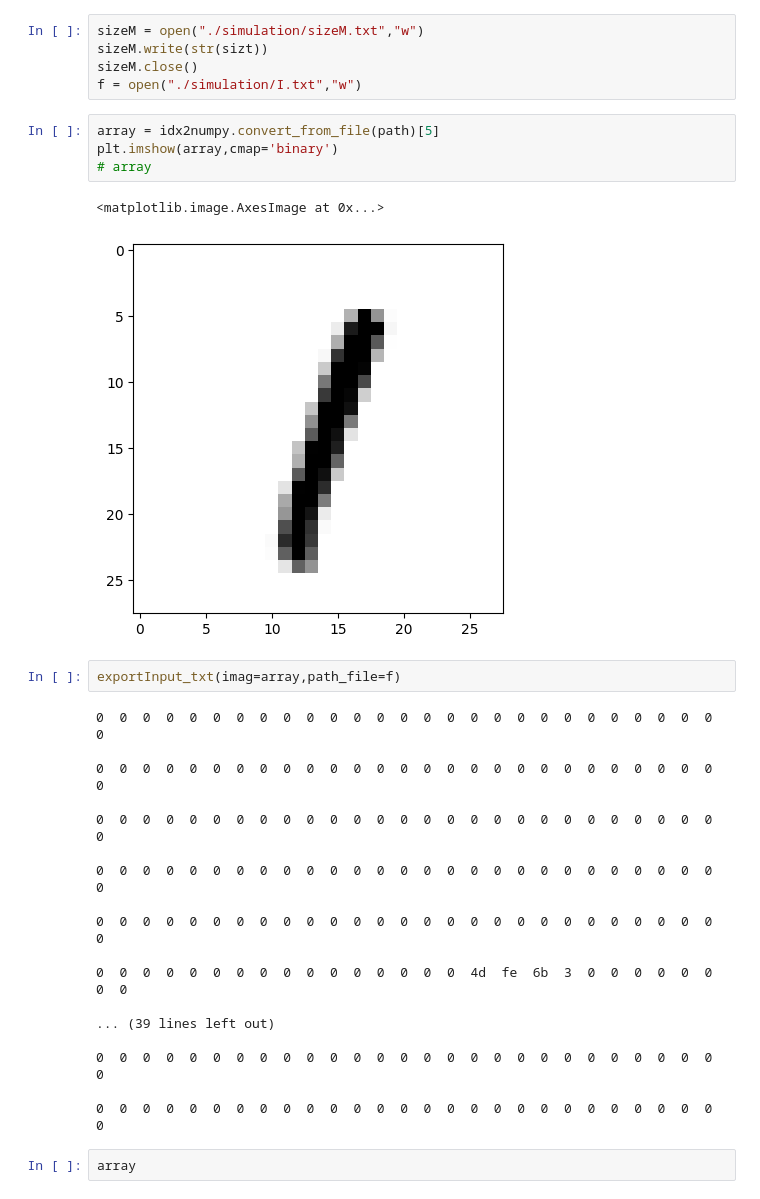
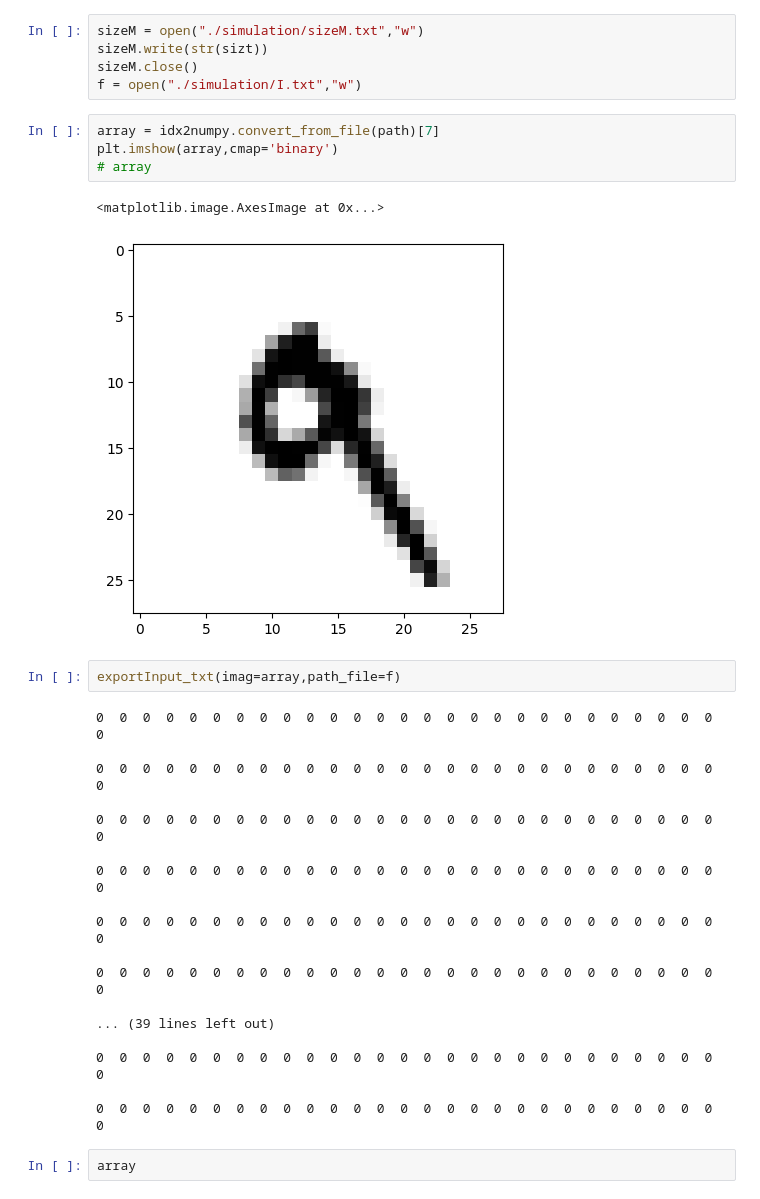
Before and after one commit to valmyr/ConvNetVerilog, a Jupyter notebook: Image.ipynb, the cells around one changed output. Cells and saved outputs as stored; diff of their text form.

```diff
--- a/Image.ipynb
+++ b/Image.ipynb
@@ -136,12 +170,12 @@ sizeM.write(str(sizt))
 sizeM.close()
 f = open("./simulation/I.txt","w")
 # %%
-array = idx2numpy.convert_from_file(path)[5]
+array = idx2numpy.convert_from_file(path)[7]
 plt.imshow(array,cmap='binary')
 # array
 # %% [output]
 <matplotlib.image.AxesImage at 0x...>
-[figure, old version]
+[figure, new version]
 # %%
 exportInput_txt(imag=array,path_file=f)
 # %% [output]
@@ -155,7 +189,7 @@ exportInput_txt(imag=array,path_file=f)
 
 0  0  0  0  0  0  0  0  0  0  0  0  0  0  0  0  0  0  0  0  0  0  0  0  0  0  0  0
 
-0  0  0  0  0  0  0  0  0  0  0  0  0  0  0  0  4d  fe  6b  3  0  0  0  0  0  0  0  0
+0  0  0  0  0  0  0  0  0  0  0  0  0  0  0  0  0  0  0  0  0  0  0  0  0  0  0  0
 
 ... (39 lines left out)
 
```
Also changed, not shown: parts of 21 cells of this notebook, 20 other files.
